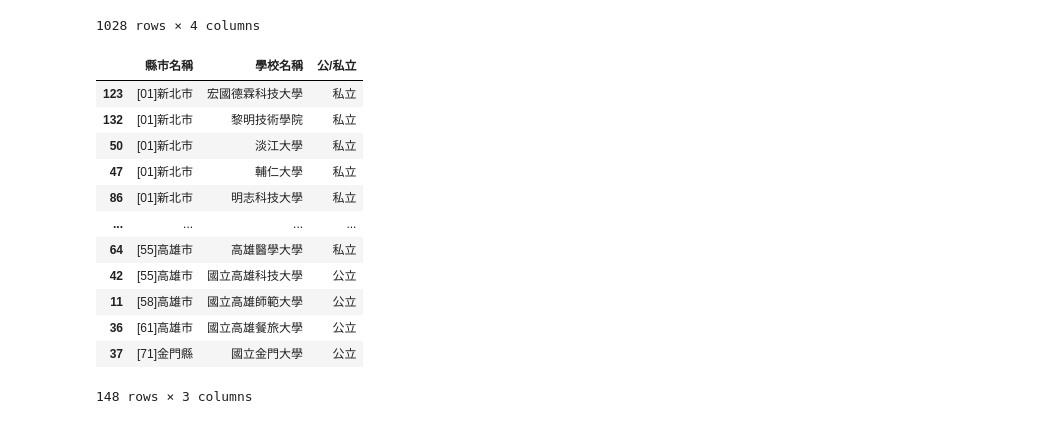
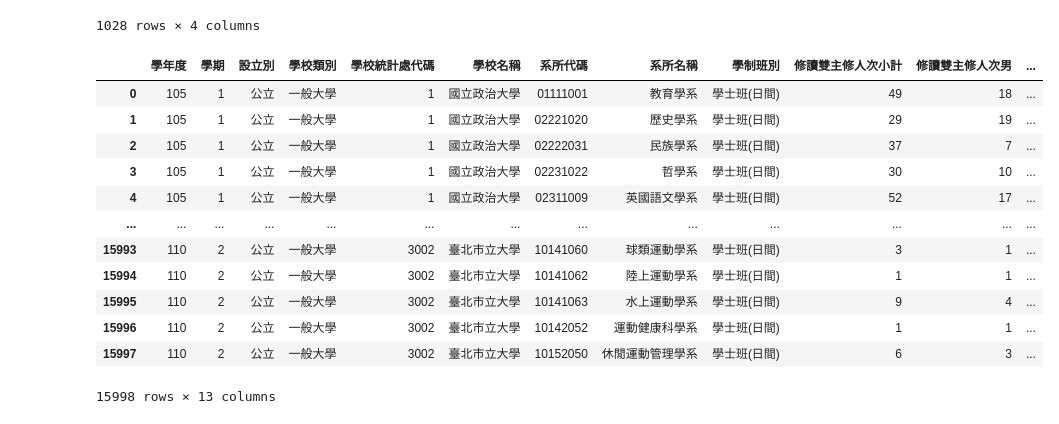
Before and after one commit to Memory-HuiYi/LAT, a Jupyter notebook: HW01/HW01.ipynb, the cells around one changed output. Saved outputs shown, nothing was run; the diff lists cells and outputs as text; code cells hidden in the pictures.

```diff
--- a/HW01/HW01.ipynb
+++ b/HW01/HW01.ipynb
@@ -147,20 +147,21 @@ department
 | 1026 | 高齡及長期照護事業系 | 123 | 297 | 420 |
 | 1027 | 高齡福祉養生管理系 | 0 | 2 | 2 |
 1028 rows × 4 columns
-# %%
-region = pd.read_csv(regiondata)[['縣市名稱', '學校名稱', '公/私立']].sort_values(by='縣市名稱')
-region
-# %% [output]
-|  | 縣市名稱 | 學校名稱 | 公/私立 |
-| 123 | [01]新北市 | 宏國德霖科技大學 | 私立 |
-| 132 | [01]新北市 | 黎明技術學院 | 私立 |
-| 50 | [01]新北市 | 淡江大學 | 私立 |
-| 47 | [01]新北市 | 輔仁大學 | 私立 |
-| 86 | [01]新北市 | 明志科技大學 | 私立 |
-| ... | ... | ... | ... |
-| 64 | [55]高雄市 | 高雄醫學大學 | 私立 |
-| 42 | [55]高雄市 | 國立高雄科技大學 | 公立 |
-| 11 | [58]高雄市 | 國立高雄師範大學 | 公立 |
-| 36 | [61]高雄市 | 國立高雄餐旅大學 | 公立 |
-| 37 | [71]金門縣 | 國立金門大學 | 公立 |
-148 rows × 3 columns
+# %%
+#加上縣市作為參照
+doublemajorregion = pd.merge(df, dfRegion.loc[:,['學校名稱','縣市名稱']],how = 'left', on = '學校名稱')
+doublemajorregion
+# %% [output]
+|  | 學年度 | 學期 | 設立別 | 學校類別 | 學校統計處代碼 | 學校名稱 | 系所代碼 | 系所名稱 | 學制班別 | 修讀雙主修人次小計 | 修讀雙主修人次男 | ... |
+| 0 | 105 | 1 | 公立 | 一般大學 | 1 | 國立政治大學 | 01111001 | 教育學系 | 學士班(日間) | 49 | 18 | ... |
+| 1 | 105 | 1 | 公立 | 一般大學 | 1 | 國立政治大學 | 02221020 | 歷史學系 | 學士班(日間) | 29 | 19 | ... |
+| 2 | 105 | 1 | 公立 | 一般大學 | 1 | 國立政治大學 | 02222031 | 民族學系 | 學士班(日間) | 37 | 7 | ... |
+| 3 | 105 | 1 | 公立 | 一般大學 | 1 | 國立政治大學 | 02231022 | 哲學系 | 學士班(日間) | 30 | 10 | ... |
+| 4 | 105 | 1 | 公立 | 一般大學 | 1 | 國立政治大學 | 02311009 | 英國語文學系 | 學士班(日間) | 52 | 17 | ... |
+| ... | ... | ... | ... | ... | ... | ... | ... | ... | ... | ... | ... | ... |
+| 15993 | 110 | 2 | 公立 | 一般大學 | 3002 | 臺北市立大學 | 10141060 | 球類運動學系 | 學士班(日間) | 3 | 1 | ... |
+| 15994 | 110 | 2 | 公立 | 一般大學 | 3002 | 臺北市立大學 | 10141062 | 陸上運動學系 | 學士班(日間) | 1 | 1 | ... |
+| 15995 | 110 | 2 | 公立 | 一般大學 | 3002 | 臺北市立大學 | 10141063 | 水上運動學系 | 學士班(日間) | 9 | 4 | ... |
+| 15996 | 110 | 2 | 公立 | 一般大學 | 3002 | 臺北市立大學 | 10142052 | 運動健康科學系 | 學士班(日間) | 1 | 1 | ... |
+| 15997 | 110 | 2 | 公立 | 一般大學 | 3002 | 臺北市立大學 | 10152050 | 休閒運動管理學系 | 學士班(日間) | 6 | 3 | ... |
+15998 rows × 13 columns
```
Also changed, not shown: parts of 1 cell of this notebook.
